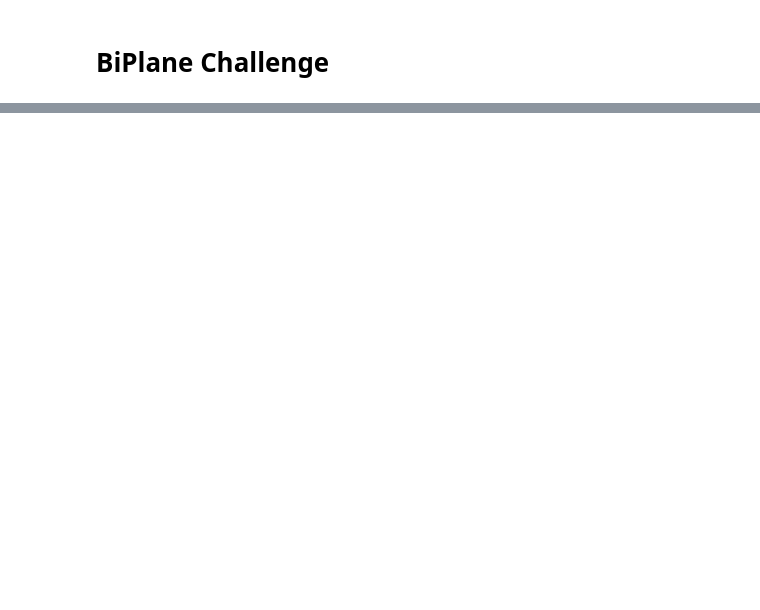
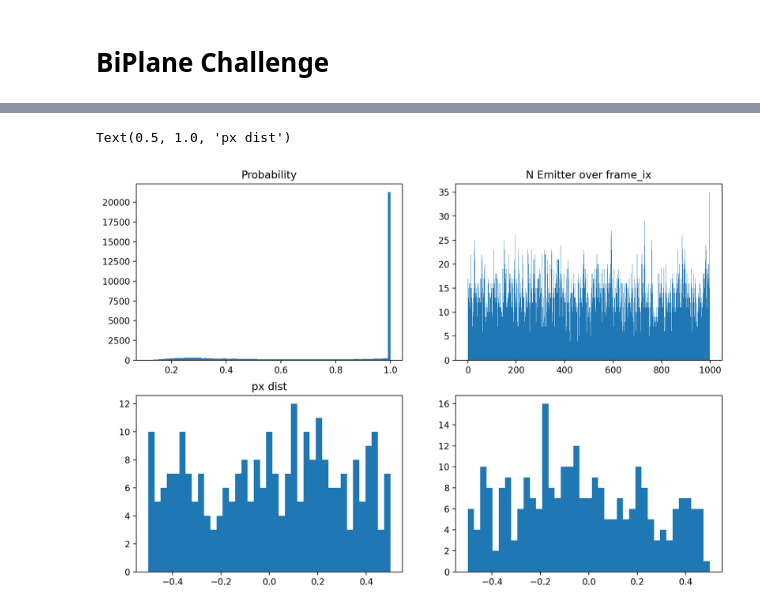
Before and after one commit to ries-lab/DECODE-Plex, a Jupyter notebook: notebook/biplane/challenge.ipynb, the cells around one changed output, grey strips where cells are left out. Drawn from its saved outputs; the diff is of its cells as text; code cells hidden in the pictures; blank space fills up the shorter version.

```diff
--- a/notebook/biplane/challenge.ipynb
+++ b/notebook/biplane/challenge.ipynb
@@ -667,8 +2,0 @@ tpf, *_, tp_matchf = filter.forward(tp, tp[0], tp[0], tp_match)
-# %%
-plt.scatter(tp_matchf.xyz_nm[:, 2], tpf.xyz_nm[:, 2] + 16, s=1, color="k", marker=".", facecolors="k", edgecolors="none")
-
-# plot expected linear
-ax = plt.gca()
-xlim = ax.get_xlim()
-x = torch.linspace(*xlim, 1000)
-plt.plot(x, x, "r--")
@@ -678,0 +144,20 @@ print(tp_matchf)
+# %%
+subsample = 100
+
+f, axs = plt.subplots(nrows=2, ncols=2, figsize=(12,  8))
+
+_ = axs[0, 0].hist(em_out.prob[:].numpy(), bins=100)
+axs[0, 0].set_title("Probability")
+
+_ = axs[0, 1].hist(em_out.frame_ix.numpy(), bins=torch.arange(1000))
+axs[0, 1].set_title("N Emitter over frame_ix")
+
+em_rend = em_out[em_out.prob > 0.6]
+
+for i, ax in enumerate(axs[1]):
+    px_dist = decode.evaluation.predict_dist.px_pointer_dist(em_rend.xyz_px[::subsample, i], -0.5, 1.0)
+    ax.hist(px_dist, bins=torch.linspace(-0.5, 0.5, 40).numpy())
+axs[1, 0].set_title("px dist")
+# %% [output]
+Text(0.5, 1.0, 'px dist')
+[figure, added]
```
Also changed, not shown: parts of 47 cells of this notebook, 5 other files.
